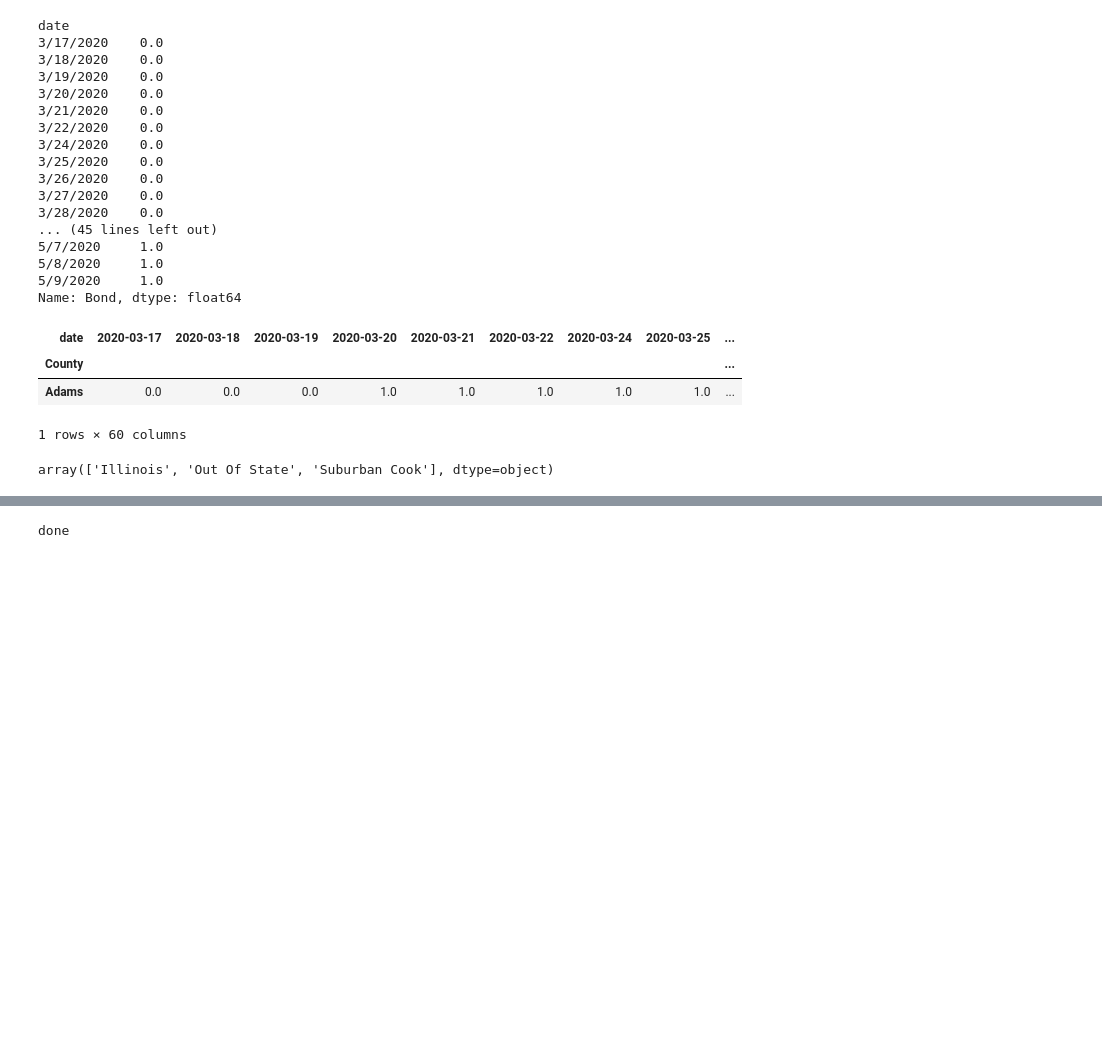
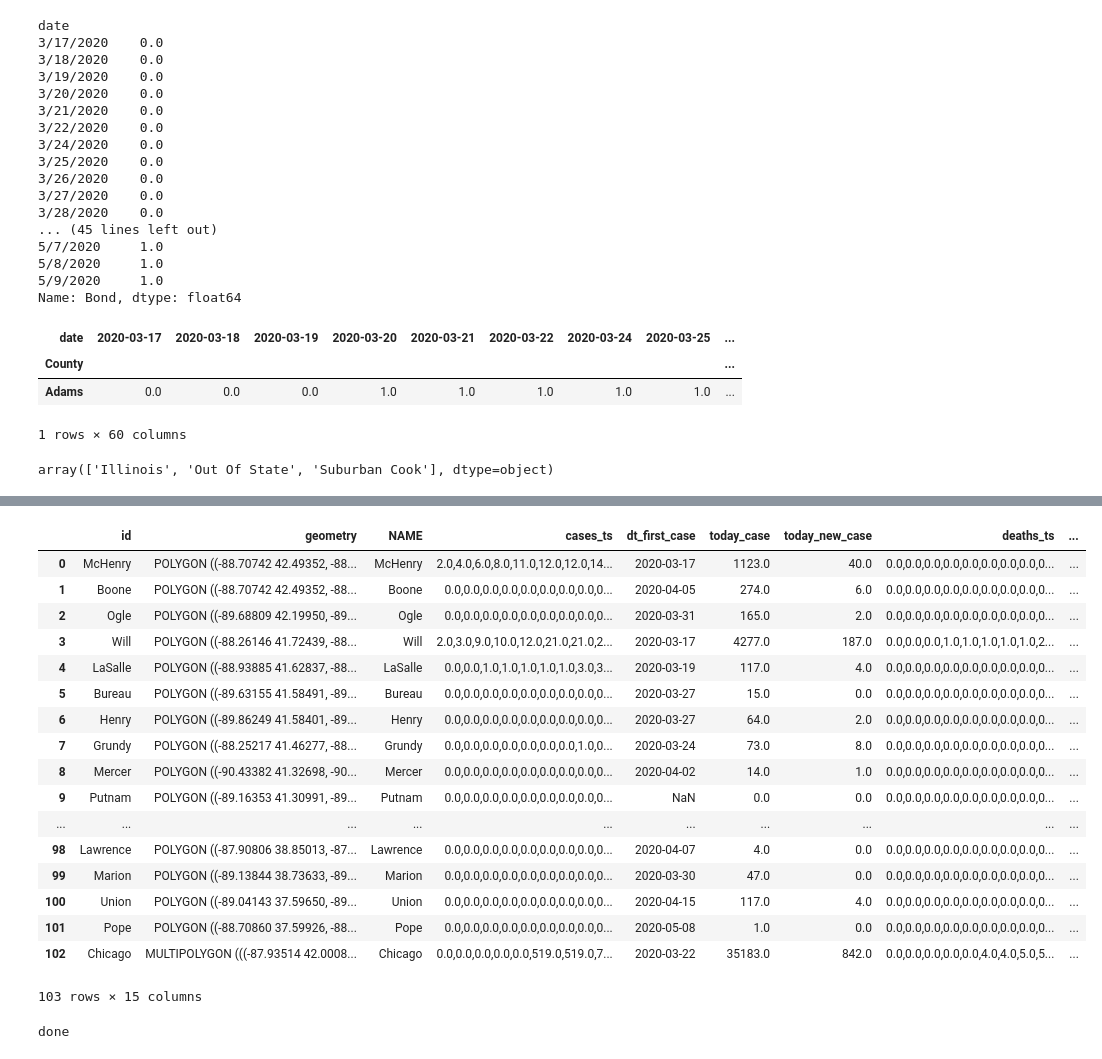
Before and after one commit to cybergis/wherecovid19_webapp, a Jupyter notebook: preprocessing/illinois/extract_zipcode.ipynb, the cells around one changed output, grey strips where cells are left out. Cells and saved outputs as stored; diff of their text form; code cells hidden in the pictures; blank space fills up the shorter version.

```diff
--- a/preprocessing/illinois/extract_zipcode.ipynb
+++ b/preprocessing/illinois/extract_zipcode.ipynb
@@ -250,9 +252,30 @@ county_report
 | 105 | Woodford | 1.0,1.0,2.0,2.0,2.0,2.0,2.0,3.0,3... | 2020-03-17 | 14.0 | 0.0 | 0.0,0.0,0.0,0.0,0.0,0.0,0.0,0.0,0... | 2020-04-21 | 1.0 | ... |
 104 rows × 12 columns
 # %%
-county_final_gpd = pd.merge(county_gpd, county_report, how="left", left_on="id", right_on="County")
+county_final_gpd = pd.merge(county_gpd, county_report, how="left", left_on="id", right_on="NAME")
 # %%
 county_final_gpd['population'] = 1
+# %%
+county_final_gpd
+# %% [output]
+|  | id | geometry | NAME | cases_ts | dt_first_case | today_case | today_new_case | deaths_ts | ... |
+| 0 | McHenry | POLYGON ((-88.70742 42.49352, -88... | McHenry | 2.0,4.0,6.0,8.0,11.0,12.0,12.0,14... | 2020-03-17 | 1123.0 | 40.0 | 0.0,0.0,0.0,0.0,0.0,0.0,0.0,0.0,0... | ... |
+| 1 | Boone | POLYGON ((-88.70742 42.49352, -88... | Boone | 0.0,0.0,0.0,0.0,0.0,0.0,0.0,0.0,0... | 2020-04-05 | 274.0 | 6.0 | 0.0,0.0,0.0,0.0,0.0,0.0,0.0,0.0,0... | ... |
+| 2 | Ogle | POLYGON ((-89.68809 42.19950, -89... | Ogle | 0.0,0.0,0.0,0.0,0.0,0.0,0.0,0.0,0... | 2020-03-31 | 165.0 | 2.0 | 0.0,0.0,0.0,0.0,0.0,0.0,0.0,0.0,0... | ... |
+| 3 | Will | POLYGON ((-88.26146 41.72439, -88... | Will | 2.0,3.0,9.0,10.0,12.0,21.0,21.0,2... | 2020-03-17 | 4277.0 | 187.0 | 0.0,0.0,0.0,1.0,1.0,1.0,1.0,1.0,2... | ... |
+| 4 | LaSalle | POLYGON ((-88.93885 41.62837, -88... | LaSalle | 0.0,0.0,1.0,1.0,1.0,1.0,1.0,3.0,3... | 2020-03-19 | 117.0 | 4.0 | 0.0,0.0,0.0,0.0,0.0,0.0,0.0,0.0,0... | ... |
+| 5 | Bureau | POLYGON ((-89.63155 41.58491, -89... | Bureau | 0.0,0.0,0.0,0.0,0.0,0.0,0.0,0.0,0... | 2020-03-27 | 15.0 | 0.0 | 0.0,0.0,0.0,0.0,0.0,0.0,0.0,0.0,0... | ... |
+| 6 | Henry | POLYGON ((-89.86249 41.58401, -89... | Henry | 0.0,0.0,0.0,0.0,0.0,0.0,0.0,0.0,0... | 2020-03-27 | 64.0 | 2.0 | 0.0,0.0,0.0,0.0,0.0,0.0,0.0,0.0,0... | ... |
+| 7 | Grundy | POLYGON ((-88.25217 41.46277, -88... | Grundy | 0.0,0.0,0.0,0.0,0.0,0.0,0.0,1.0,0... | 2020-03-24 | 73.0 | 8.0 | 0.0,0.0,0.0,0.0,0.0,0.0,0.0,0.0,0... | ... |
+| 8 | Mercer | POLYGON ((-90.43382 41.32698, -90... | Mercer | 0.0,0.0,0.0,0.0,0.0,0.0,0.0,0.0,0... | 2020-04-02 | 14.0 | 1.0 | 0.0,0.0,0.0,0.0,0.0,0.0,0.0,0.0,0... | ... |
+| 9 | Putnam | POLYGON ((-89.16353 41.30991, -89... | Putnam | 0.0,0.0,0.0,0.0,0.0,0.0,0.0,0.0,0... | NaN | 0.0 | 0.0 | 0.0,0.0,0.0,0.0,0.0,0.0,0.0,0.0,0... | ... |
+| ... | ... | ... | ... | ... | ... | ... | ... | ... | ... |
+| 98 | Lawrence | POLYGON ((-87.90806 38.85013, -87... | Lawrence | 0.0,0.0,0.0,0.0,0.0,0.0,0.0,0.0,0... | 2020-04-07 | 4.0 | 0.0 | 0.0,0.0,0.0,0.0,0.0,0.0,0.0,0.0,0... | ... |
+| 99 | Marion | POLYGON ((-89.13844 38.73633, -89... | Marion | 0.0,0.0,0.0,0.0,0.0,0.0,0.0,0.0,0... | 2020-03-30 | 47.0 | 0.0 | 0.0,0.0,0.0,0.0,0.0,0.0,0.0,0.0,0... | ... |
+| 100 | Union | POLYGON ((-89.04143 37.59650, -89... | Union | 0.0,0.0,0.0,0.0,0.0,0.0,0.0,0.0,0... | 2020-04-15 | 117.0 | 4.0 | 0.0,0.0,0.0,0.0,0.0,0.0,0.0,0.0,0... | ... |
+| 101 | Pope | POLYGON ((-88.70860 37.59926, -88... | Pope | 0.0,0.0,0.0,0.0,0.0,0.0,0.0,0.0,0... | 2020-05-08 | 1.0 | 0.0 | 0.0,0.0,0.0,0.0,0.0,0.0,0.0,0.0,0... | ... |
+| 102 | Chicago | MULTIPOLYGON (((-87.93514 42.0008... | Chicago | 0.0,0.0,0.0,0.0,0.0,519.0,519.0,7... | 2020-03-22 | 35183.0 | 842.0 | 0.0,0.0,0.0,0.0,0.0,4.0,4.0,5.0,5... | ... |
+103 rows × 15 columns
 # %%
 county_final_gpd.to_file('dph_county_data.geojson', driver='GeoJSON', encoding='utf-8')
 print('done')
```
Also changed, not shown: parts of 5 cells of this notebook, 2 other files.
